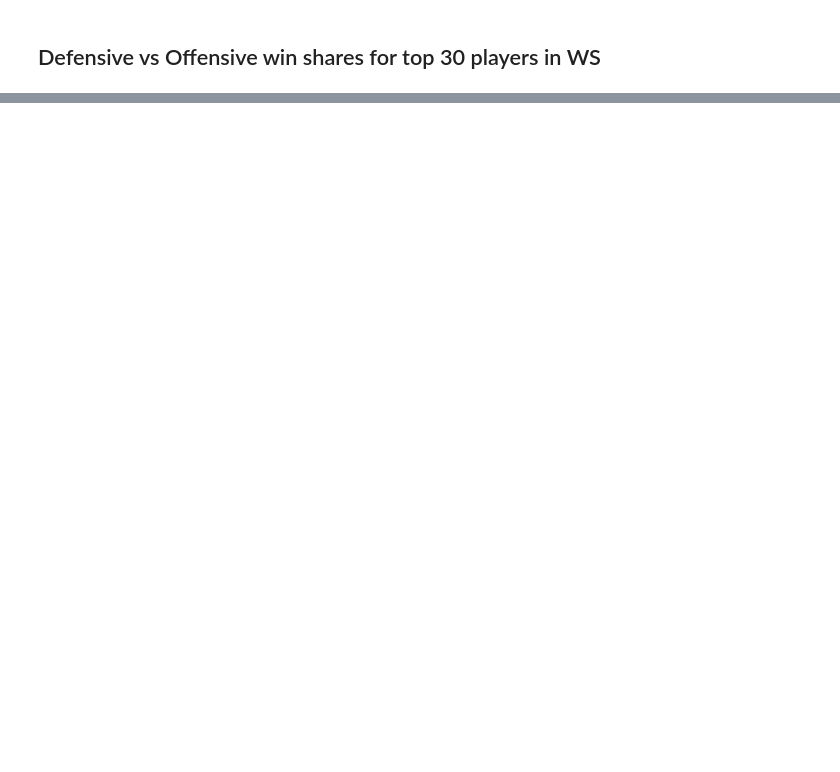
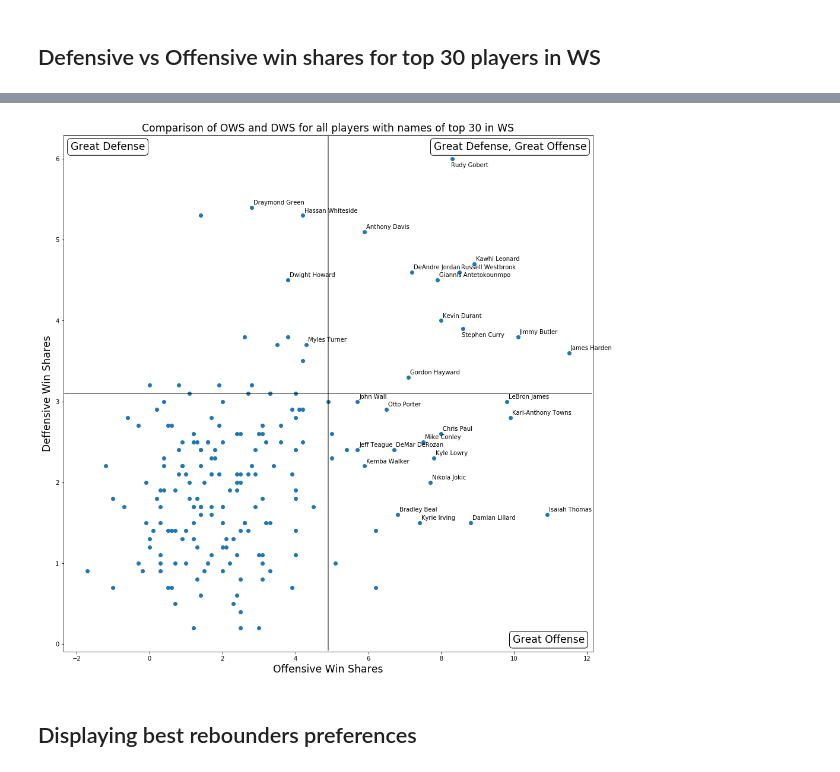
Before and after one commit to danchyy/Basketball_Analytics, a Jupyter notebook: Nba_players.ipynb, the cells around one changed output, grey strips where cells are left out. Drawn from its saved outputs; the diff is of its cells as text; code cells hidden in the pictures; blank space fills up the shorter version.

```diff
--- a/Nba_players.ipynb
+++ b/Nba_players.ipynb
@@ -237,2 +210,7 @@ plt.show()
 # %% [markdown]
 ## Defensive vs Offensive win shares for top 30 players in WS
+# %%
+WS_sorted = curr_season.sort_values(by='WS', ascending=False)
+# %%
+ws_top = WS_sorted[:30]
+filtered_top_ws = ws_top.loc[:, ['Player', 'WS', 'DWS', 'OWS']]
@@ -238,0 +260,49 @@ plt.show()
+# %%
+ws_top = WS_sorted[:194]
+filtered_top_ws = ws_top.loc[:, ['Player', 'WS', 'DWS', 'OWS']]
+# %%
+plt.figure(figsize=(16, 16))
+plt.scatter(filtered_top_ws.iloc[:]['OWS'], filtered_top_ws.iloc[:]['DWS'])
+for i in range(len(filtered_top_ws)):
+    if i > 29:
+        continue
+    xy_text = (3, 5)
+    name = filtered_top_ws.iloc[i]['Player']
+    if name == "Stephen Curry" or name == "Rudy Gobert":
+        xy_text = (-2, -14)
+    plt.annotate(s= name
+                , xy=(filtered_top_ws.iloc[i]['OWS'], filtered_top_ws.iloc[i]['DWS'])
+                ,xycoords = "data", textcoords='offset points', xytext=xy_text)
+
+plt.xlim()
+plt.annotate(s="", xy=((plt.xlim()[0] + plt.xlim()[1]) / 2, plt.ylim()[0]),
+             xytext=((plt.xlim()[0] + plt.xlim()[1]) / 2, plt.ylim()[1]),
+             arrowprops=dict(arrowstyle="-",
+                    connectionstyle="arc3"))
+
+plt.annotate(s="", xy=(plt.xlim()[0], (plt.ylim()[0] + plt.ylim()[1]) / 2),
+             xytext=(plt.xlim()[1], (plt.ylim()[0] + plt.ylim()[1]) / 2),
+             arrowprops=dict(arrowstyle="-"))
+
+plt.annotate(s="Great Defense", xy=(plt.xlim()[0],plt.ylim()[1]),
+             textcoords="offset points", xytext=(75, -20),
+             va="center", ha="center", size="xx-large",
+             bbox=dict(boxstyle="round", fc="w"))
+
+plt.annotate(s="Great Defense, Great Offense", xy=(plt.xlim()[1],plt.ylim()[1]),
+             textcoords="offset points", xytext=(-140, -20),
+             va="center", ha="center", size="xx-large",
+             bbox=dict(boxstyle="round", fc="w"))
+
+plt.annotate(s="Great Offense", xy=(plt.xlim()[1],plt.ylim()[0]),
+             textcoords="offset points", xytext=(-75, 20),
+             va="center", ha="center", size="xx-large",
+             bbox=dict(boxstyle="round", fc="w"))
+plt.xlabel("Offensive Win Shares", size="xx-large")
+plt.ylabel("Deffensive Win Shares", size="xx-large")
+plt.title("Comparison of OWS and DWS for all players with names of top 30 in WS", size="xx-large")
+plt.show()
+# %% [output]
+[figure, added]
+# %% [markdown]
+## Displaying best rebounders preferences
```
Also changed, not shown: parts of 22 cells of this notebook.
